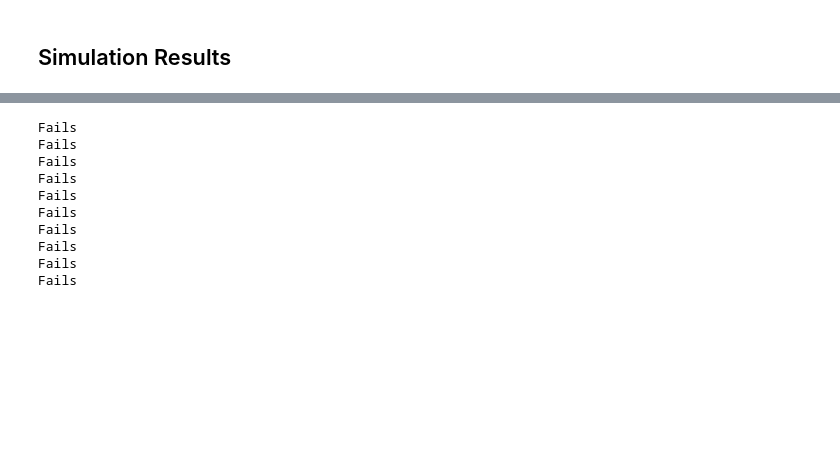
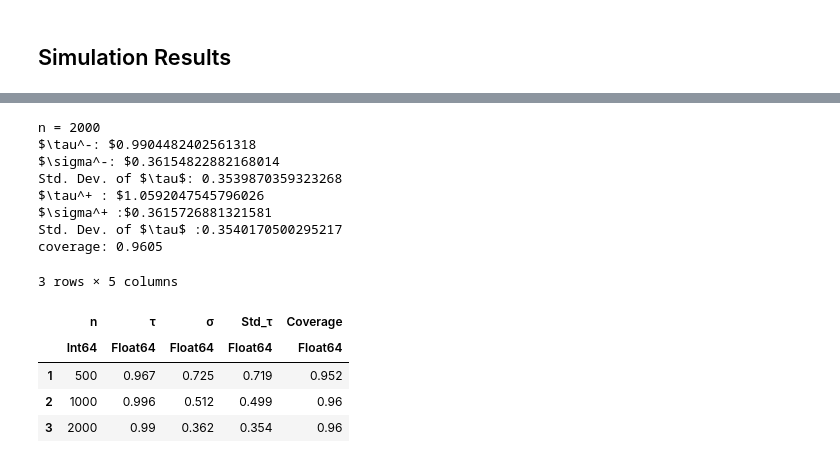
Before and after one commit to hanzhgd/sensitivity_propagation, a Jupyter notebook: code/sensitivity_simulation.ipynb, the cells around one changed output, grey strips where cells are left out. Saved outputs shown, nothing was run; the diff lists cells and outputs as text; code cells hidden in the pictures; blank space fills up the shorter version.

```diff
--- a/code/sensitivity_simulation.ipynb
+++ b/code/sensitivity_simulation.ipynb
@@ -706,0 +303,3 @@ compute_upper_Y1(df2; K = 1.2, H = 1.2) - compute_lower_Y0(df2; K = 1.2, H = 1.2
+# %%
+# Table 1
+T1 = DataFrame(n=Int[], τ=Float64[], σ=Float64[], Std_τ = Float64[], Coverage=Float64[])
@@ -711,14 +374,14 @@ lower_bound_std_err_τ = []
 upper_bound_τ = []
 upper_bound_std_err_τ = []
 
-for _ in 1:2000
-    df2 = data_generation2(500; K = sp, H = sp)
+for _ in 1:Sim
+    df2 = data_generation2(1000; K=sp, H=sp)
     try
-        lower_est, lower_std_err = CI_τ_lb(df2; K = sp + 0.01, H = sp + 0.01)
+        lower_est, lower_std_err = CI_τ_lb(df2; K=sp + 0.01, H=sp + 0.01)
         push!(lower_bound_τ, lower_est)
         push!(lower_bound_std_err_τ, lower_std_err)
 
-        upper_est, upper_std_err = CI_τ_ub(df2; K = sp + 0.01, H = sp + 0.01)
+        upper_est, upper_std_err = CI_τ_ub(df2; K=sp + 0.01, H=sp + 0.01)
         push!(upper_bound_τ, upper_est)
         push!(upper_bound_std_err_τ, upper_std_err)
     catch
@@ -729,12 +392,15 @@ end
 sigma_l = std(lower_bound_τ)
 sigma_h = std(upper_bound_τ)
 
-println("n = 500")
+println("n = 1000")
 println(L"\tau^-: ", mean(lower_bound_τ))
 println(L"\sigma^-: ", mean(lower_bound_std_err_τ))
 println(L"Std. Dev. of $\tau$: ", sigma_l)
 println(L"\tau^+ : ", mean(upper_bound_τ))
 println(L"\sigma^+ :", mean(upper_bound_std_err_τ))
 println(L"Std. Dev. of $\tau$ :", sigma_h)
-println("coverage: ", mean(upper_bound_τ .+ 1.96 * upper_bound_std_err_τ .> 1 .> lower_bound_τ .- 1.96 * lower_bound_std_err_τ))
+coverage = mean((upper_bound_τ .+ 1.96 * upper_bound_std_err_τ .> mean(upper_bound_τ)) .* (mean(lower_bound_τ) .> lower_bound_τ .- 1.96 * lower_bound_std_err_τ))
+println("coverage: ", coverage)
+
+push!(T1, [1000, (round3 ∘ mean)(lower_bound_τ), (round3 ∘ mean)(lower_bound_std_err_τ), (round3 ∘ mean)(sigma_l), (round3 ∘ mean)(coverage)])
 # %% [output]
@@ -749,44 +420,51 @@ coverage: 0.949
 # %%
 sp = 1
 lower_bound_τ = []
 lower_bound_std_err_τ = []
 upper_bound_τ = []
 upper_bound_std_err_τ = []
 
-for _ in 1:2000
-    df2 = data_generation2(1000; K = sp, H = sp)
+for _ in 1:Sim
+    df2 = data_generation2(2000; K=sp, H=sp)
     try
-        lower_est, lower_std_err = CI_τ_lb(df2; K = sp + 0.01, H = sp + 0.01)
+        lower_est, lower_std_err = CI_τ_lb(df2; K=sp + 0.01, H=sp + 0.01)
         push!(lower_bound_τ, lower_est)
         push!(lower_bound_std_err_τ, lower_std_err)
 
-        upper_est, upper_std_err = CI_τ_ub(df2; K = sp + 0.01, H = sp + 0.01)
+        upper_est, upper_std_err = CI_τ_ub(df2; K=sp + 0.01, H=sp + 0.01)
         push!(upper_bound_τ, upper_est)
         push!(upper_bound_std_err_τ, upper_std_err)
     catch
         println("Fails")
     end
 end
 
 sigma_l = std(lower_bound_τ)
 sigma_h = std(upper_bound_τ)
 
-println("n = 1000")
+println("n = 2000")
 println(L"\tau^-: ", mean(lower_bound_τ))
 println(L"\sigma^-: ", mean(lower_bound_std_err_τ))
 println(L"Std. Dev. of $\tau$: ", sigma_l)
 println(L"\tau^+ : ", mean(upper_bound_τ))
 println(L"\sigma^+ :", mean(upper_bound_std_err_τ))
 println(L"Std. Dev. of $\tau$ :", sigma_h)
-println("coverage: ", mean(upper_bound_τ .+ 1.96 * upper_bound_std_err_τ .> 1 .> lower_bound_τ .- 1.96 * lower_bound_std_err_τ))
+coverage = mean((upper_bound_τ .+ 1.96 * upper_bound_std_err_τ .> mean(upper_bound_τ)) .* (mean(lower_bound_τ) .> lower_bound_τ .- 1.96 * lower_bound_std_err_τ))
+println("coverage: ", coverage)
+
+push!(T1, [2000, (round3 ∘ mean)(lower_bound_τ), (round3 ∘ mean)(lower_bound_std_err_τ), (round3 ∘ mean)(sigma_l), (round3 ∘ mean)(coverage)])
 # %% [output]
-Fails
-Fails
-Fails
-Fails
-Fails
-Fails
-Fails
-Fails
-Fails
-Fails
+n = 2000
+$\tau^-: $0.9904482402561318
+$\sigma^-: $0.36154822882168014
+Std. Dev. of $\tau$: 0.3539870359323268
+$\tau^+ : $1.0592047545796026
+$\sigma^+ :$0.3615726881321581
+Std. Dev. of $\tau$ :0.3540170500295217
+coverage: 0.9605
+3 rows × 5 columns
+|  | n | τ | σ | Std_τ | Coverage |
+|  | Int64 | Float64 | Float64 | Float64 | Float64 |
+| 1 | 500 | 0.967 | 0.725 | 0.719 | 0.952 |
+| 2 | 1000 | 0.996 | 0.512 | 0.499 | 0.96 |
+| 3 | 2000 | 0.99 | 0.362 | 0.354 | 0.96 |
```
Also changed, not shown: parts of 45 cells of this notebook, 13 other files.
